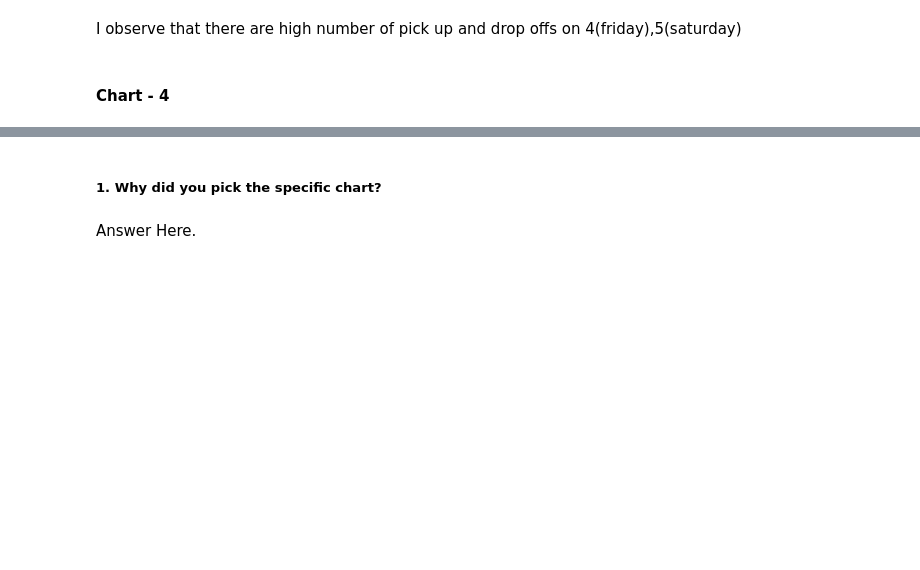
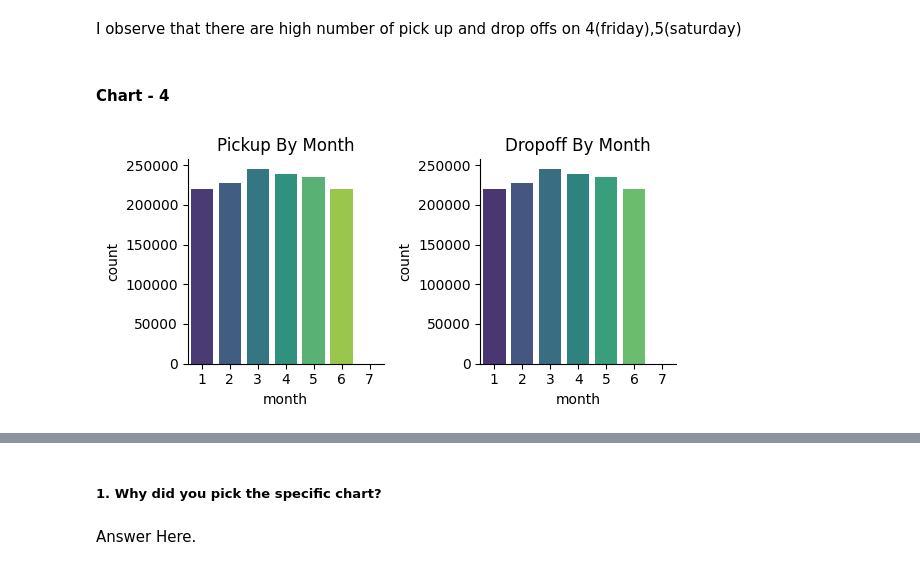
Before and after one commit to rimshaharmaen/NYC_Taxi_Time_Prediction, a Jupyter notebook: Rimsha_NYC_Taxi_Time_Prediction.ipynb, the cells around one changed output, grey strips where cells are left out. Drawn from its saved outputs; the diff is of its cells as text; code cells hidden in the pictures; blank space fills up the shorter version.

```diff
--- a/Rimsha_NYC_Taxi_Time_Prediction.ipynb
+++ b/Rimsha_NYC_Taxi_Time_Prediction.ipynb
@@ -621,0 +633,17 @@ I observe that there are high number of pick up and drop offs on 4(friday),5(sat
+# %%
+
+# Melt the DataFrame for easier plotting
+melted_df = pd.melt(taxi_df, value_vars=['pickup_month', 'dropoff_month'], var_name='event', value_name='month')
+
+# Create a FacetGrid
+g = sns.FacetGrid(melted_df, col='event', sharey=False)
+g.map(sns.countplot, 'month', palette='viridis')
+
+# Set titles and labels
+g.axes[0, 0].set_title('Pickup By Month')
+g.axes[0, 1].set_title('Dropoff By Month')
+
+plt.tight_layout()
+plt.show()
+# %% [output]
+[figure, added]
```
Also changed, not shown: parts of 125 cells of this notebook.
